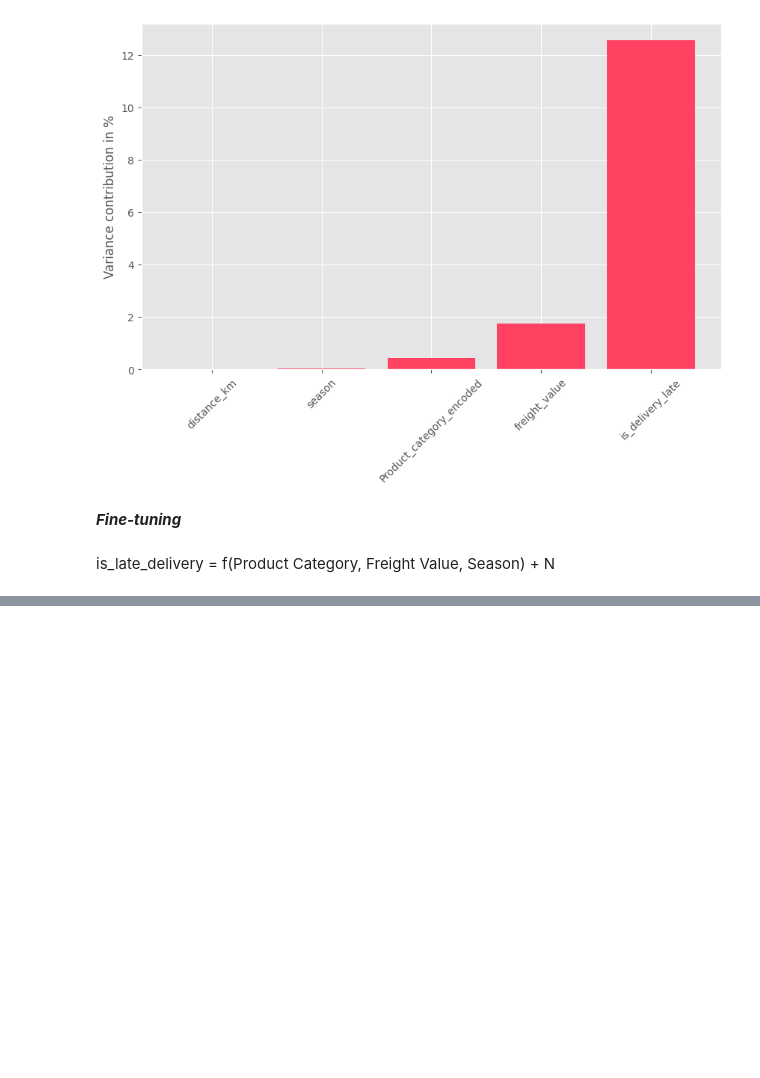
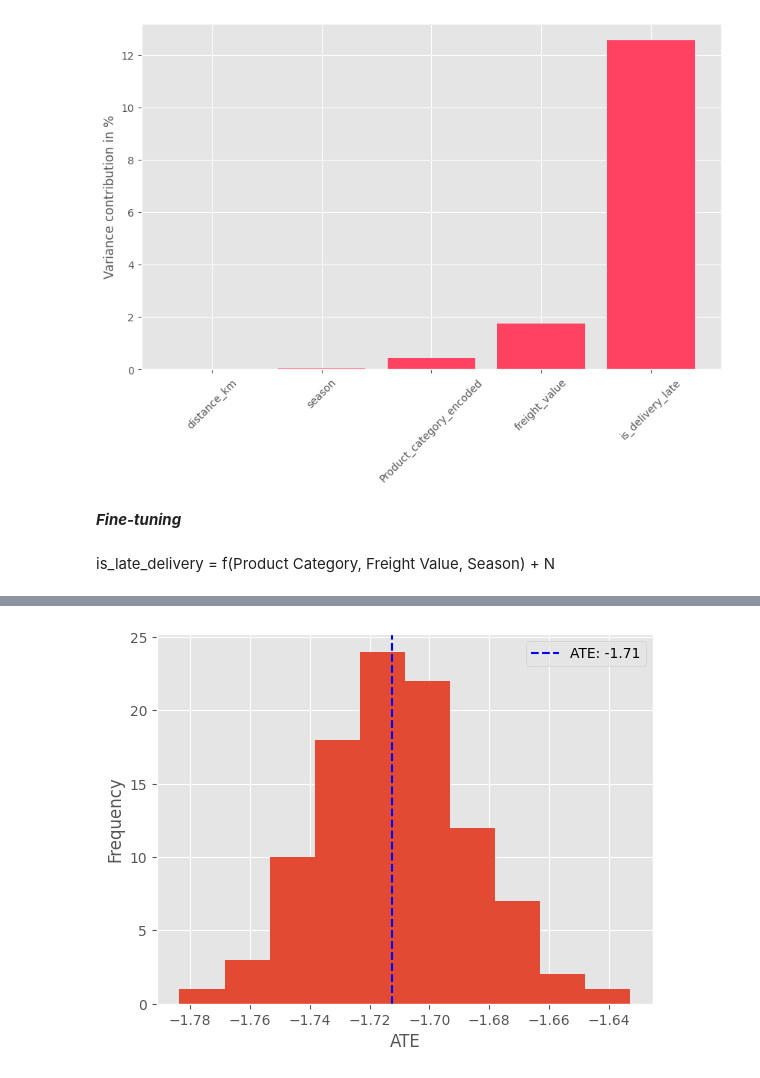
Before and after one commit to juanpi19/causal-inference-marketplace, a Jupyter notebook: notebooks/gcm-development.ipynb, the cells around one changed output, grey strips where cells are left out. Drawn from its saved outputs; the diff is of its cells as text; code cells hidden in the pictures; blank space fills up the shorter version.

```diff
--- a/notebooks/gcm-development.ipynb
+++ b/notebooks/gcm-development.ipynb
@@ -350,20 +257,0 @@ X_train, X_val, y_train, y_val = train_test_split(X_train_val, y_train_val, test
-# %%
-rf_model = RandomForestClassifier(class_weight='balanced')
-
-param_grid = {
-    'n_estimators': [50, 100, 200, 300],
-    'max_depth': [20, 30],
-    'min_samples_split': [2, 5],
-    'min_samples_leaf': [2, 4],
-}
-
-stratified_kfold = StratifiedKFold(n_splits=3)
-
-grid_search = GridSearchCV(estimator=rf_model,
-                           param_grid=param_grid,
-                           scoring='f1',
-                           cv=stratified_kfold,
-                           n_jobs=-1,
-                           verbose=3)
-
-grid_search.fit(X_train, y_train)
@@ -428,0 +258,2 @@ class MyCustomModel(gcm.ml.PredictionModel):
+# %%
+bet_params = rf_model.get_params()
@@ -428,0 +314,20 @@ class MyCustomModel(gcm.ml.PredictionModel):
+# %%
+sample_mean_list = []
+num_iter = 100
+
+for i in range(num_iter):
+    random_sample = gcm.draw_samples(causal_model=causal_model, num_samples=100000)
+    treatment = random_sample[random_sample['is_delivery_late'] == 1]['Rating'].mean()
+    control = random_sample[random_sample['is_delivery_late'] == 0]['Rating'].mean()
+    ate = treatment - control
+    sample_mean_list.append(ate)
+
+plt.style.use('ggplot')
+plt.hist(sample_mean_list)
+plt.axvline(np.mean(sample_mean_list), linestyle='dashed', color='blue', label=f'ATE: {round(np.mean(sample_mean_list),2)}')
+plt.xlabel("ATE")
+plt.ylabel("Frequency")
+plt.legend()
+plt.show()
+# %% [output]
+[figure, added]
```
Also changed, not shown: parts of 18 cells of this notebook.
